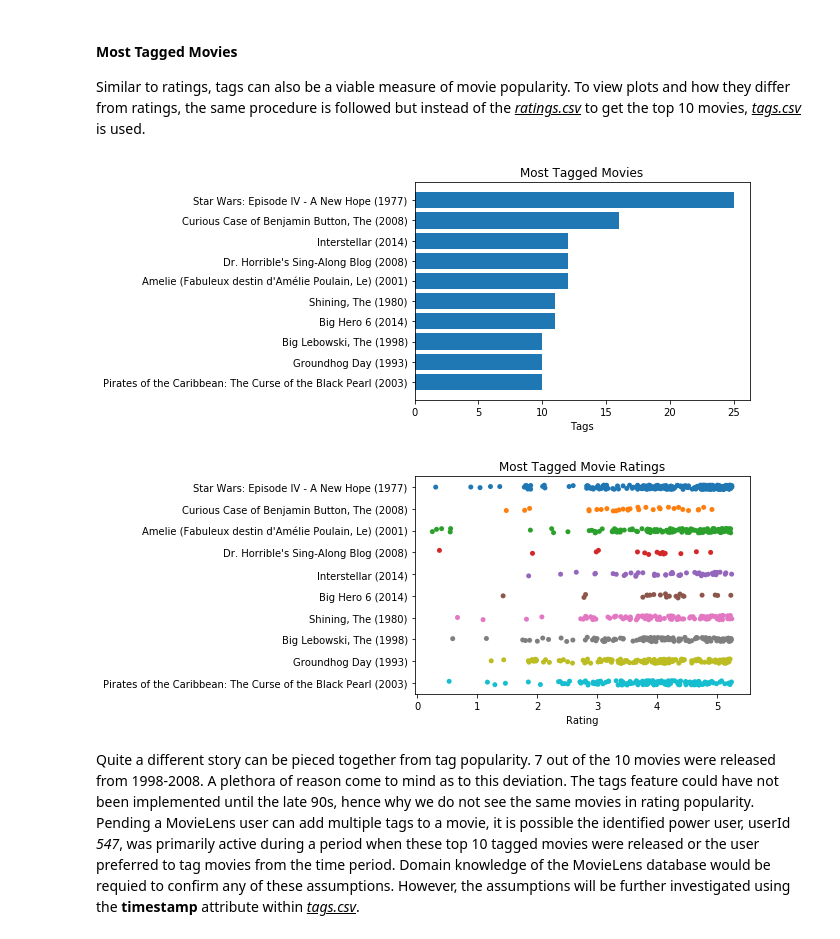
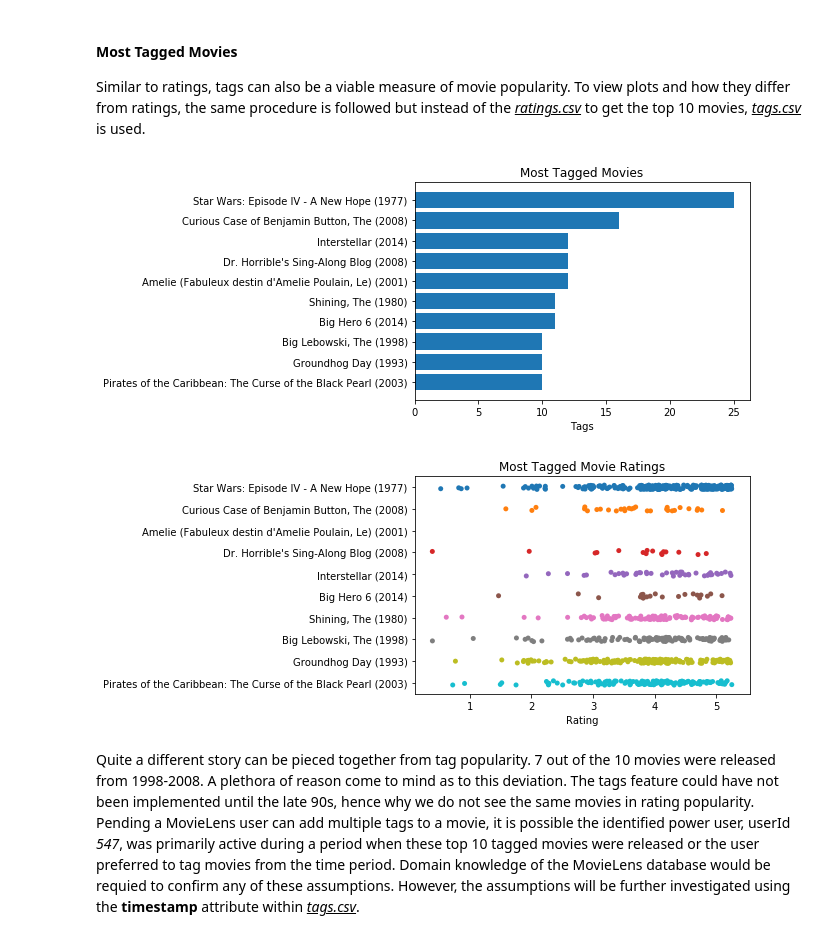
Before and after one commit to JackNelson/MSDS7331_Project3, a Jupyter notebook: MSDS7331_Lab3_AbrahamHarrisHidgonNelson.ipynb, the cells around one changed output. Drawn from its saved outputs; the diff is of its cells as text; code cells hidden in the pictures.

Commit message:
encoding patches

```diff
--- a/MSDS7331_Lab3_AbrahamHarrisHidgonNelson.ipynb
+++ b/MSDS7331_Lab3_AbrahamHarrisHidgonNelson.ipynb
@@ -348,6 +357,21 @@ def RatingStripPlot(sf, y_axis_field, plot_title, plot_order=None):
     ax = sns.stripplot(x='rating_jitter', y=y_axis_field, data=sf.to_dataframe(), order=plot_order, jitter=True)
     ax.set(xlabel='Rating', ylabel='', title=plot_title)
     plt.show()
+
+def utf8encoding(x_list):
+    x_list = [x.encode('utf-8') for x in x_list]
+    return(x_list)
+
+def frenchepatch(x_list):
+    y_list = []
+    for x in x_list:
+        result = ''
+        x = x.split('\xc3\xa9')
+        for item in x:
+            result += item
+            result += 'e' if (len(x) != 1 and item != y_string[-1]) else ""
+        y_list.append(result)
+    return(y_list)
 # %% [markdown]
 <h4> Top Rated Movies </h4>
 
@@ -398,16 +422,16 @@ Similar to ratings, tags can also be a viable measure of movie popularity.  To v
 # %%
 movie_tag_count = tags_sf.groupby(key_columns='movieId', operations={'count': gl.aggregate.COUNT()})
 
 most_tagged = movie_tag_count.join(movies_sf['movieId','title']).topk('count').sort('count')
 
-HorzBarChart(most_tagged['count'], most_tagged['title'], 'Tags', 'Most Tagged Movies')
+HorzBarChart(most_tagged['count'], frenchepatch((most_tagged['title'])), 'Tags', 'Most Tagged Movies')
 
 most_tagged_ratings = most_tagged.join(ratings_sf['movieId','rating'])
 RatingStripPlot(most_tagged_ratings, 'title', 'Most Tagged Movie Ratings',
-               list(most_tagged.sort('count',ascending=False)['title']))
+               utf8encoding(frenchepatch(list(most_tagged.sort('count',ascending=False)['title']))))
 # %% [output]
 [figure]
-[figure, old version]
+[figure, new version]
 # %% [markdown]
 Quite a different story can be pieced together from tag popularity.  7 out of the 10 movies were released from 1998-2008.  A plethora of reason come to mind as to this deviation.  The tags feature could have not been implemented until the late 90s, hence why we do not see the same movies in rating popularity.  Pending a MovieLens user can add multiple tags to a movie, it is possible the identified power user, userId *547*, was primarily active during a period when these top 10 tagged movies were released or the user preferred to tag movies from the time period.  Domain knowledge of the MovieLens database would be requied to confirm any of these assumptions.  However, the assumptions will be further investigated using the **timestamp** attribute within <u><i>tags.csv</i></u>.
 # %% [markdown]
```
Also changed, not shown: parts of 21 cells of this notebook.
